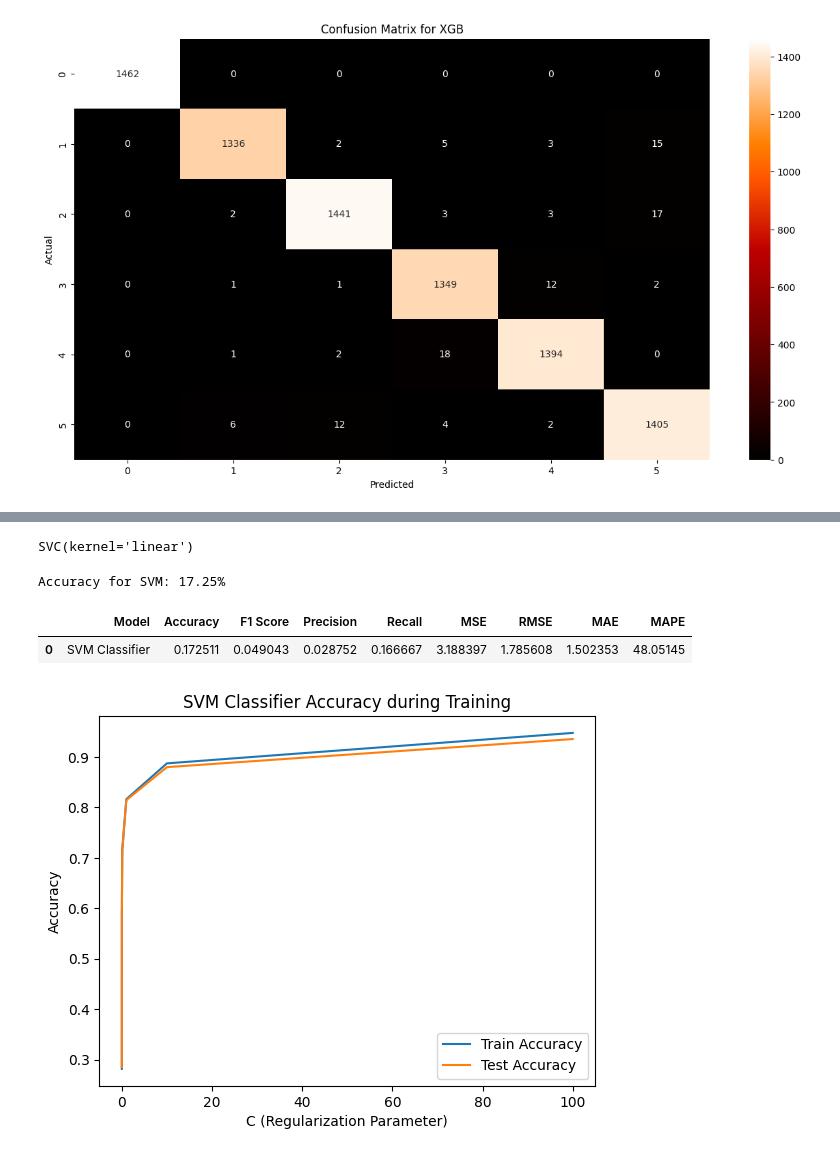
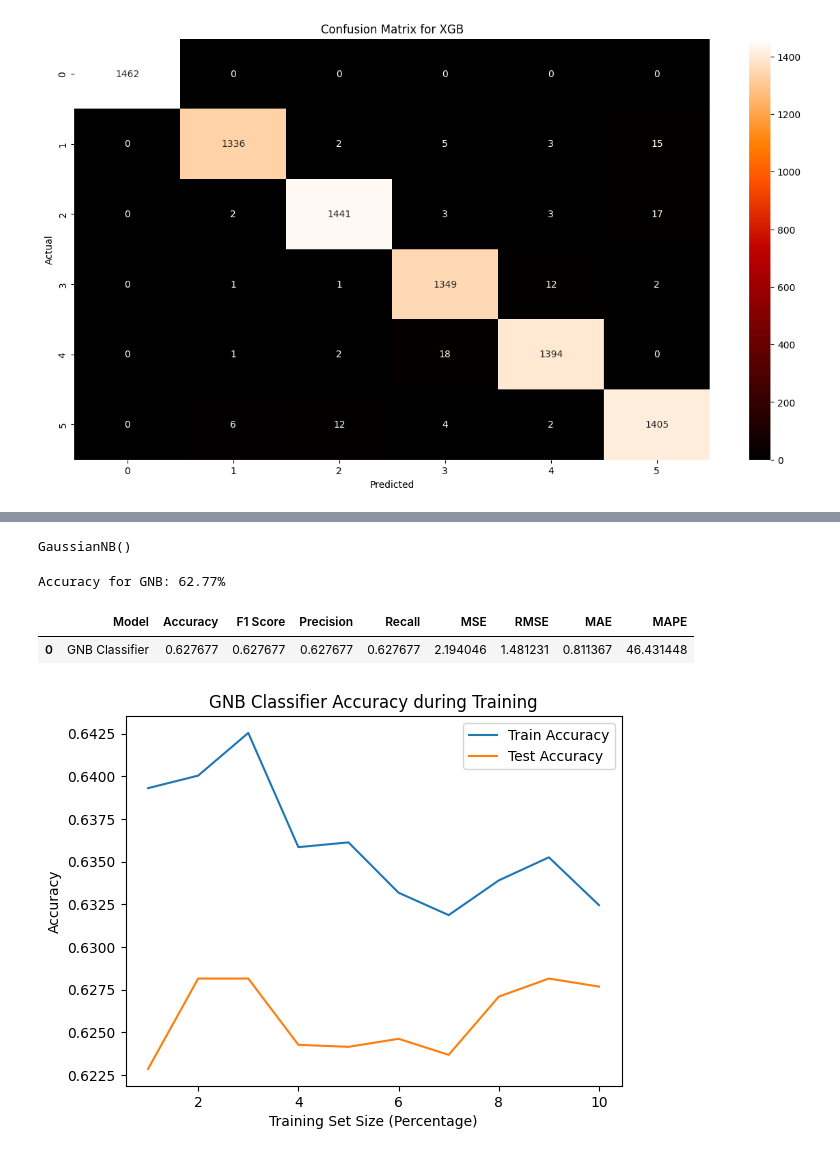
Before and after one commit to ashpreet12/MajorProject_Emg_ParkinsonDetection, a Jupyter notebook: dataset2_gestureRecogition.ipynb, the cells around one changed output, grey strips where cells are left out. Cells and saved outputs as stored; diff of their text form; code cells hidden in the pictures.

```diff
--- a/dataset2_gestureRecogition.ipynb
+++ b/dataset2_gestureRecogition.ipynb
@@ -584,12 +491,14 @@ model_SVM = svm.SVC(kernel='linear')
+# %%
+model_GNB = GaussianNB()
 # %%
-model_SVM.fit(x_train, y_train)
+model_GNB.fit(x_train, y_train)
 # %% [output]
-SVC(kernel='linear')
+GaussianNB()
 # %%
-y_pred = model_SVM.predict(x_test)
-accuracy_svm = accuracy_score(y_test, y_pred)
-print("Accuracy for SVM: %.2f%%" % (accuracy_svm * 100.00))
+y_pred = model_GNB.predict(x_test)
+accuracy_gnb = accuracy_score(y_test, y_pred)
+print("Accuracy for GNB: %.2f%%" % (accuracy_gnb * 100.00))
 # %% [output]
-Accuracy for SVM: 17.25%
+Accuracy for GNB: 62.77%
 # %%
 acc = accuracy_score(y_test,y_pred)
@@ -606,7 +515,7 @@ results_svm = pd.DataFrame(pd.DataFrame([['SVM Classifier', acc, f1, prec, rec,m
                columns = ['Model', 'Accuracy', 'F1 Score', 'Precision', 'Recall','MSE','RMSE','MAE','MAPE']))
-# %%
-results_svm
-# %% [output]
-|  | Model | Accuracy | F1 Score | Precision | Recall | MSE | RMSE | MAE | MAPE |
-| 0 | SVM Classifier | 0.172511 | 0.049043 | 0.028752 | 0.166667 | 3.188397 | 1.785608 | 1.502353 | 48.05145 |
+# %%
+results_gnb
+# %% [output]
+|  | Model | Accuracy | F1 Score | Precision | Recall | MSE | RMSE | MAE | MAPE |
+| 0 | GNB Classifier | 0.627677 | 0.627677 | 0.627677 | 0.627677 | 2.194046 | 1.481231 | 0.811367 | 46.431448 |
 # %%
@@ -614,24 +523,26 @@ results= pd.concat([results, results_svm], ignore_index= True)
 # %%
 # Plot the accuracy graph
-C_values = [0.001, 0.01, 0.1, 1, 10, 100]  # Values of C to plot
 train_accuracy = []
 test_accuracy = []
 
-for C in C_values:
-    model_svm = svm.SVC(C=C)
-    model_svm.fit(x_train, y_train)
-    y_train_pred = model_svm.predict(x_train)
-    y_test_pred = model_svm.predict(x_test)
-    train_accuracy.append(accuracy_score(y_train, y_train_pred))
+# Train the model with different training set sizes
+for i in range(1, 11):
+    train_size = int(len(x_train) * (i / 10))
+    x_train_subset = x_train[:train_size]
+    y_train_subset = y_train[:train_size]
+    model_GNB.fit(x_train_subset, y_train_subset)
+    y_train_pred = model_GNB.predict(x_train_subset)
+    y_test_pred = model_GNB.predict(x_test)
+    train_accuracy.append(accuracy_score(y_train_subset, y_train_pred))
     test_accuracy.append(accuracy_score(y_test, y_test_pred))
 
-plt.plot(C_values, train_accuracy, label='Train Accuracy')
-plt.plot(C_values, test_accuracy, label='Test Accuracy')
-plt.xlabel('C (Regularization Parameter)')
+plt.plot(range(1, 11), train_accuracy, label='Train Accuracy')
+plt.plot(range(1, 11), test_accuracy, label='Test Accuracy')
+plt.xlabel('Training Set Size (Percentage)')
 plt.ylabel('Accuracy')
-plt.title('SVM Classifier Accuracy during Training')
+plt.title('GNB Classifier Accuracy during Training')
 plt.legend()
 plt.show()
 # %% [output]
-[figure, old version]
+[figure, new version]
 # %%
```
Also changed, not shown: parts of 15 cells of this notebook, 1 other file.
